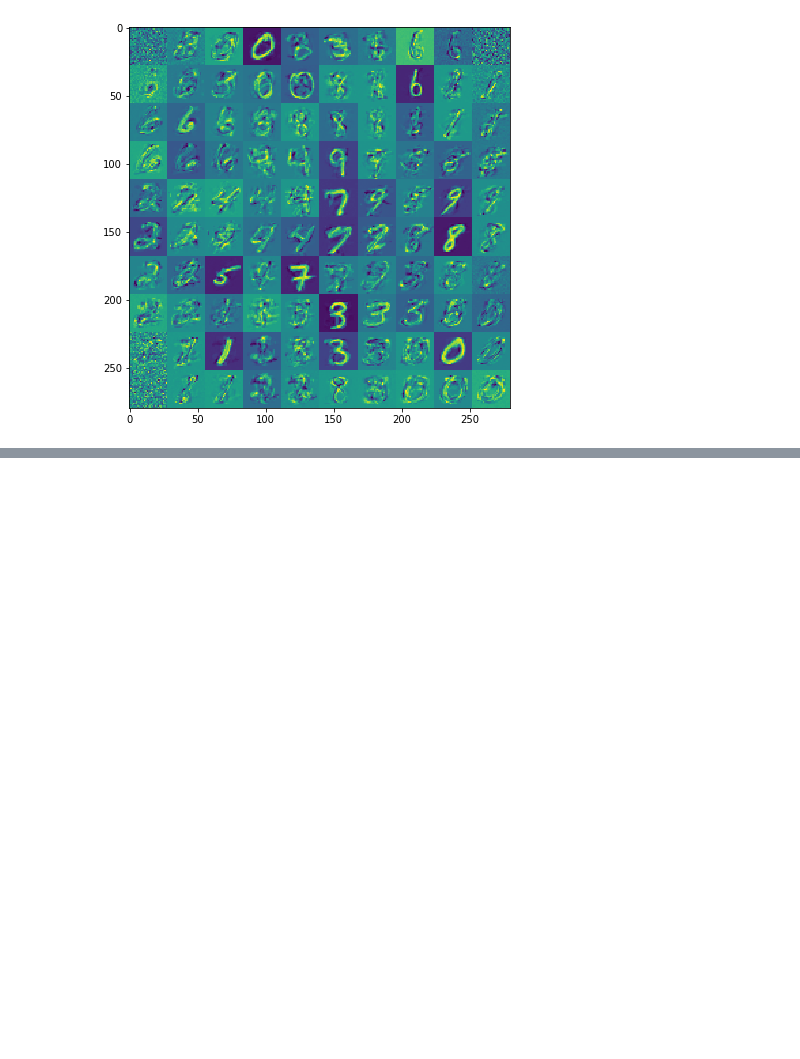
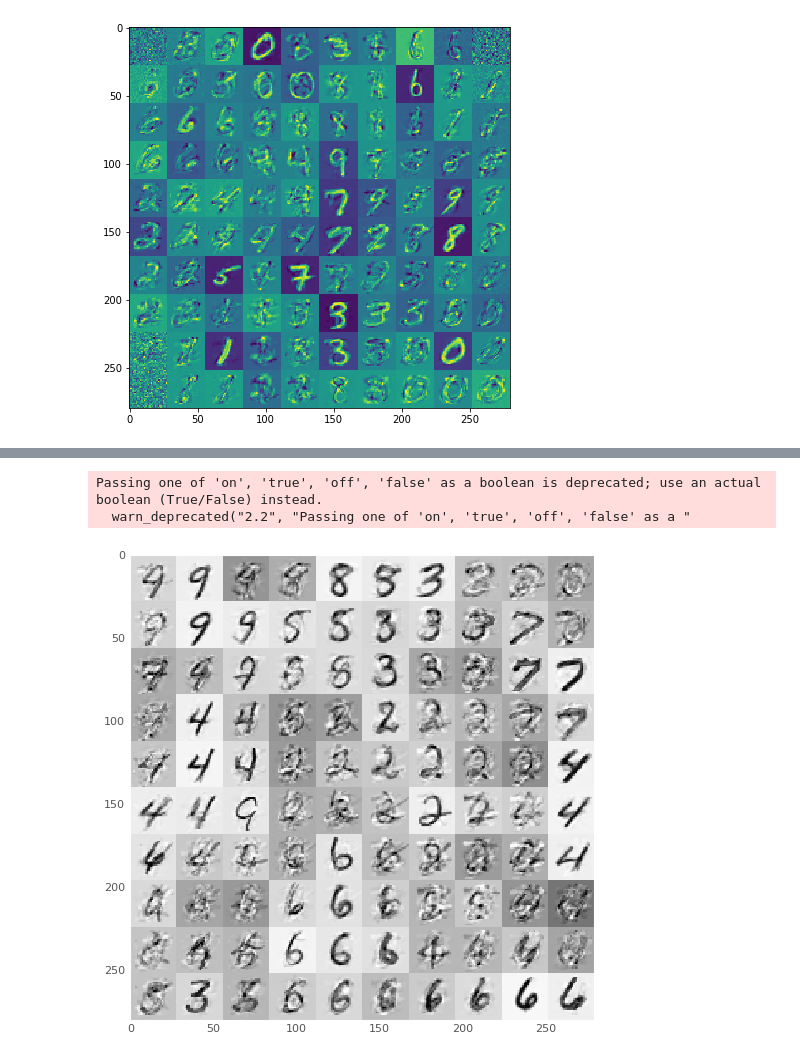
Before and after one commit to jngeo/Google-Colab-Notebooks, a Jupyter notebook: Example_3_GPLVM_on_Tensorflow_Probabilities_Example.ipynb, the cells around one changed output, grey strips where cells are left out. Saved outputs shown, nothing was run; the diff lists cells and outputs as text; code cells hidden in the pictures; blank space fills up the shorter version.

```diff
--- a/Example_3_GPLVM_on_Tensorflow_Probabilities_Example.ipynb
+++ b/Example_3_GPLVM_on_Tensorflow_Probabilities_Example.ipynb
@@ -270,0 +325,8 @@ Passing one of 'on', 'true', 'off', 'false' as a boolean is deprecated; use an a
+# %%
+# We'll draw samples at evenly spaced points on a 10x10 grid in the latent
+# input space.
+sample_grid_points = 10
+grid_ = np.linspace(-4, 4, sample_grid_points).astype(np.float64)
+# Create a 10x10 grid of 2-vectors, for a total shape [10, 10, 2]
+grid_ = np.stack(np.meshgrid(grid_, grid_), axis=-1)
+np.shape(grid_)
@@ -270,0 +387,23 @@ Passing one of 'on', 'true', 'off', 'false' as a boolean is deprecated; use an a
+# %%
+samples_ = sess.run(samples)
+
+# Plot the grid of samples at new points. We do a bit of tweaking of the samples
+# first, squeezing off extra 1-shapes and normalizing the values.
+samples_ = np.squeeze(samples_)
+samples_ = ((samples_ -
+             samples_.min(-1, keepdims=True)) /
+            (samples_.max(-1, keepdims=True) -
+             samples_.min(-1, keepdims=True)))
+samples_ = samples_.reshape(sample_grid_points, sample_grid_points, 28, 28)
+samples_ = samples_.transpose([0, 2, 1, 3])
+samples_ = samples_.reshape(28 * sample_grid_points, 28 * sample_grid_points)
+
+plt.figure(figsize=(7, 7))
+ax = plt.subplot()
+ax.grid('off')
+ax.imshow(samples_, interpolation='none', cmap='Greys')
+plt.show()
+# %% [output]
+Passing one of 'on', 'true', 'off', 'false' as a boolean is deprecated; use an actual boolean (True/False) instead.
+  warn_deprecated("2.2", "Passing one of 'on', 'true', 'off', 'false' as a "
+[figure, added]
```
Also changed, not shown: parts of 9 cells of this notebook.
